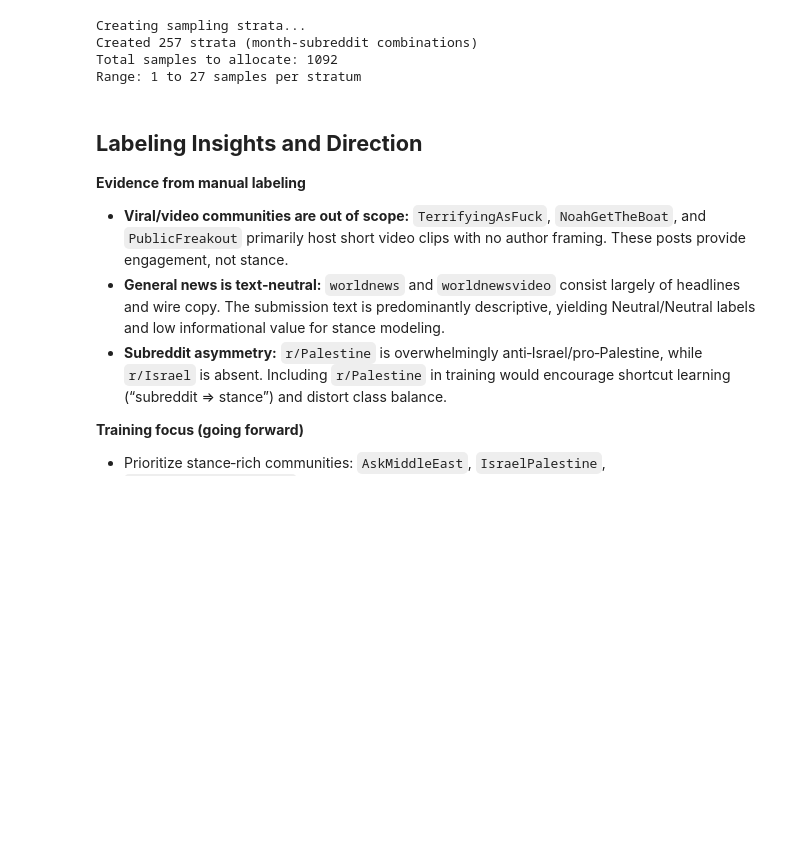
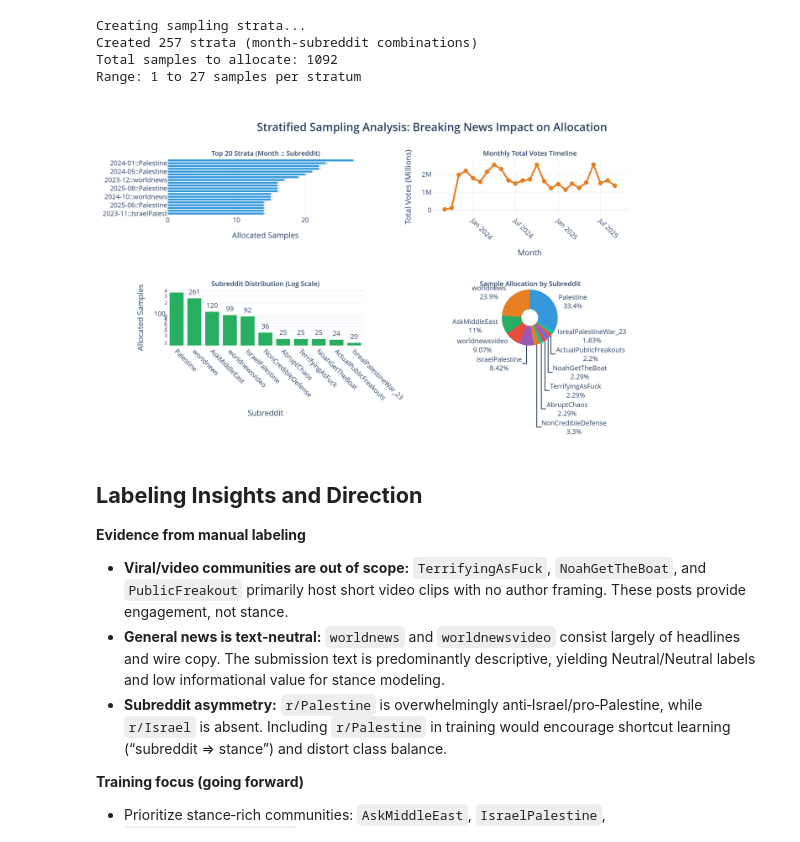
Before and after one commit to Danco74/israel_palastine_reddit_stance_analysis, a Jupyter notebook: notebook.ipynb, the cells around one changed output. Drawn from its saved outputs; the diff is of its cells as text; code cells hidden in the pictures; blank space fills up the shorter version.

```diff
--- a/notebook.ipynb
+++ b/notebook.ipynb
@@ -1365,8 +1399,8 @@ fig = make_subplots(
     ],
     specs=[[{"type": "bar"}, {"type": "scatter"}],
            [{"type": "bar"}, {"type": "pie"}]],
-    vertical_spacing=0.15,
-    horizontal_spacing=0.12
+    vertical_spacing=0.4,    # Increased spacing
+    horizontal_spacing=0.15   # Increased spacing
 )
 
 # 1. Top 20 strata with better formatting
@@ -1411,36 +1445,41 @@ fig.add_trace(go.Pie(
     labels=subreddit_samples.index,
     values=subreddit_samples.values,
     hole=0.3,
     marker=dict(colors=pie_colors[:len(subreddit_samples)]),
     textinfo='label+percent',
     textposition='outside',
     showlegend=False
 ), row=2, col=2)
 
-# Layout updates
+# Layout updates - larger size and better spacing
 fig.update_layout(
-    height=1000,
-    width=1600,
+    height=1400,    # Much taller
+    width=1800,     # Much wider
     title=dict(
         text='<b>Stratified Sampling Analysis: Breaking News Impact on Allocation</b>',
         x=0.5, xanchor='center', font=dict(size=20)
     ),
     paper_bgcolor='white',
     plot_bgcolor='white'
 )
+
+# Make subplot titles smaller
+fig.update_annotations(font_size=12)
 
 # Axis formatting
 fig.update_xaxes(tickangle=45, row=1, col=2, title_text="Month")
 fig.update_yaxes(title_text="Total Votes (Millions)", row=1, col=2)
 fig.update_yaxes(tickformat=".0s", row=1, col=2)
 
 fig.update_xaxes(tickangle=45, row=2, col=1, title_text="Subreddit")
 fig.update_yaxes(title_text="Allocated Samples", row=2, col=1, type="log")
 
 fig.update_xaxes(title_text="Allocated Samples", row=1, col=1)
 fig.update_yaxes(categoryorder='total ascending', row=1, col=1)
 
 fig.show()
+# %% [output]
+[figure, added]
 # %% [markdown]
 ## **Labeling Insights and Direction**
 
```
Also changed, not shown: parts of 6 cells of this notebook, 2 other files.
